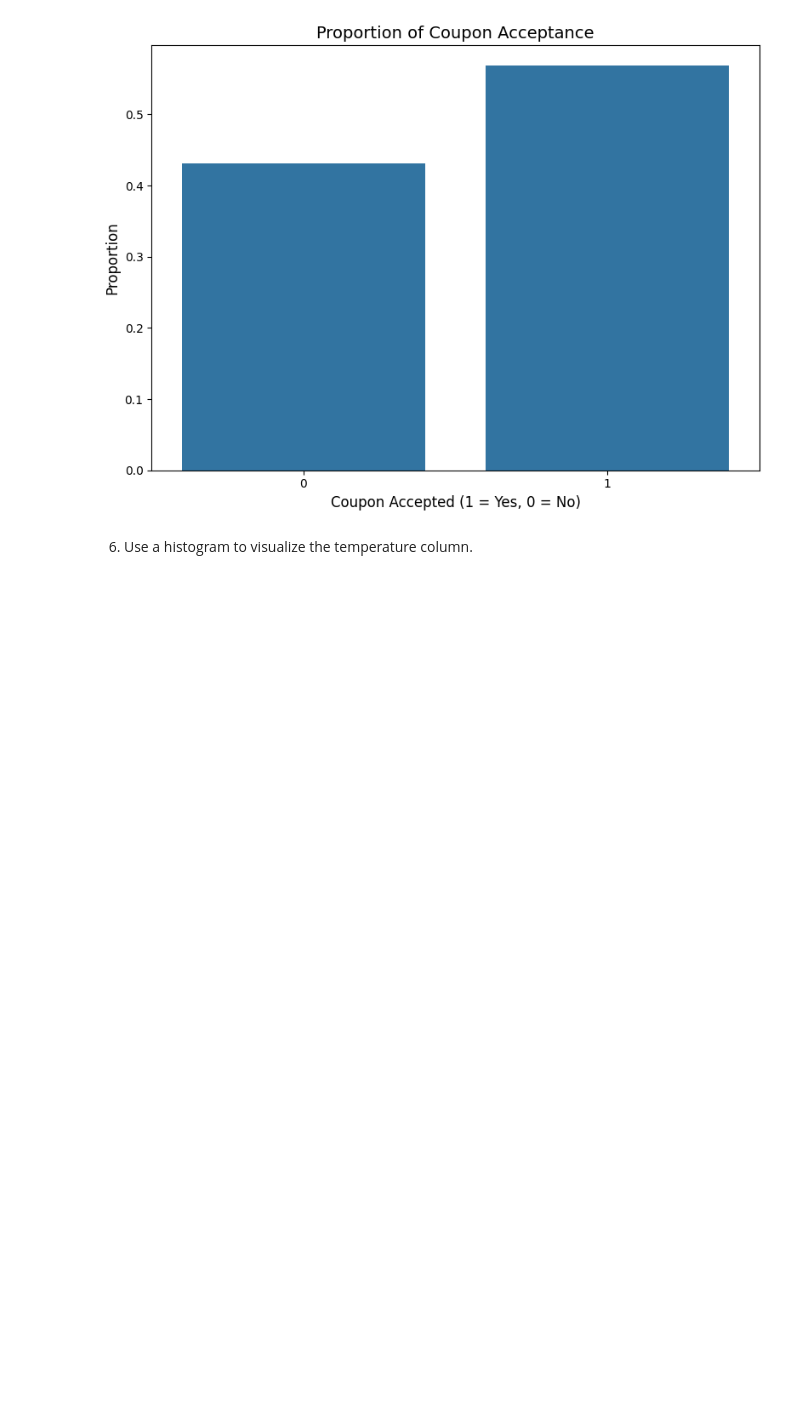
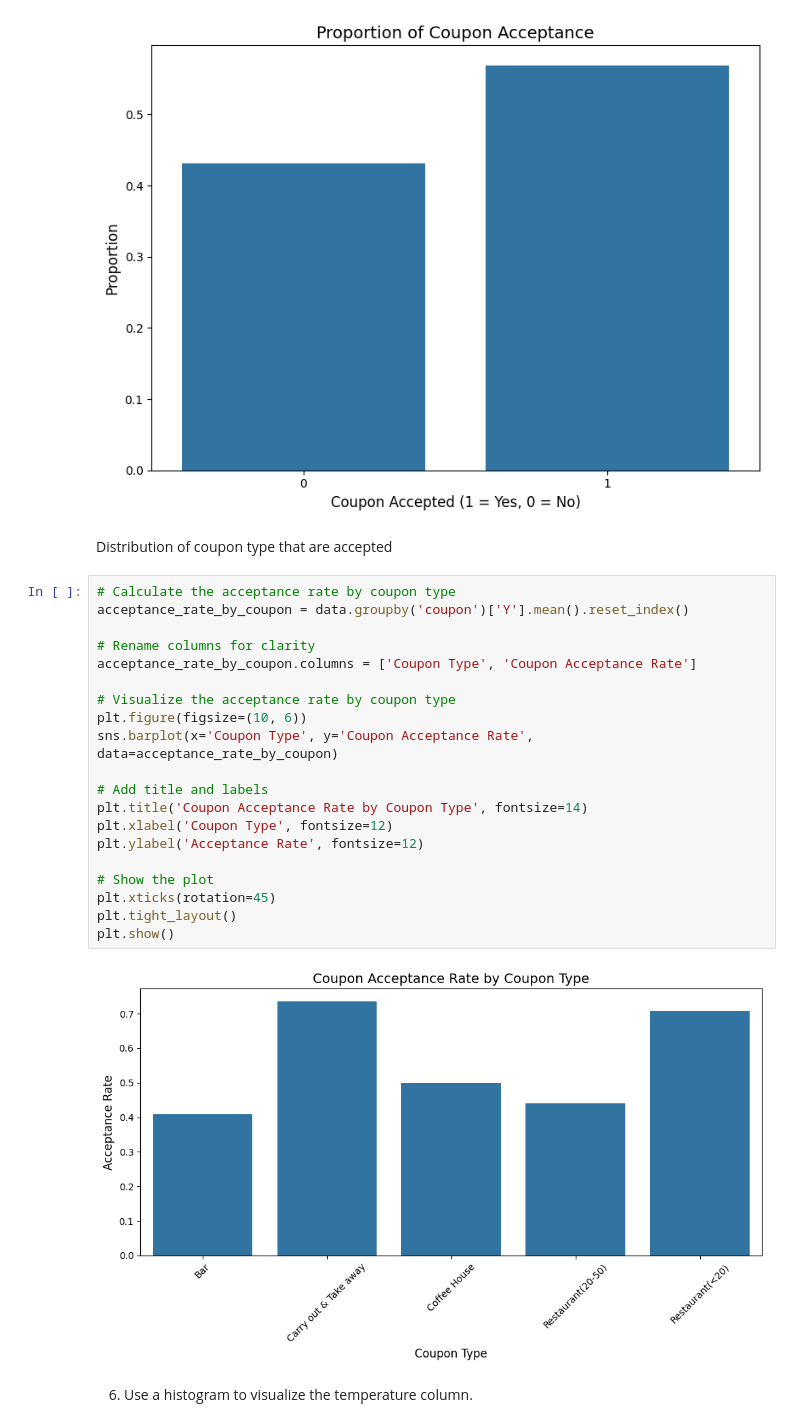
Before and after one commit to RichArden1900/Practical-Application-Module-5, a Jupyter notebook: prompt.ipynb, the cells around one changed output. Cells and saved outputs as stored; diff of their text form; blank space fills up the shorter version.

```diff
--- a/prompt.ipynb
+++ b/prompt.ipynb
@@ -197,6 +197,30 @@ plt.tight_layout()
 plt.show()
 # %% [output]
 [figure]
+# %% [markdown]
+Distribution of coupon type that are accepted
+# %%
+# Calculate the acceptance rate by coupon type
+acceptance_rate_by_coupon = data.groupby('coupon')['Y'].mean().reset_index()
+
+# Rename columns for clarity
+acceptance_rate_by_coupon.columns = ['Coupon Type', 'Coupon Acceptance Rate']
+
+# Visualize the acceptance rate by coupon type
+plt.figure(figsize=(10, 6))
+sns.barplot(x='Coupon Type', y='Coupon Acceptance Rate', data=acceptance_rate_by_coupon)
+
+# Add title and labels
+plt.title('Coupon Acceptance Rate by Coupon Type', fontsize=14)
+plt.xlabel('Coupon Type', fontsize=12)
+plt.ylabel('Acceptance Rate', fontsize=12)
+
+# Show the plot
+plt.xticks(rotation=45)
+plt.tight_layout()
+plt.show()
+# %% [output]
+[figure, added]
 # %% [markdown]
 6. Use a histogram to visualize the temperature column.
 # %%
```
Also changed, not shown: 1 other file.
